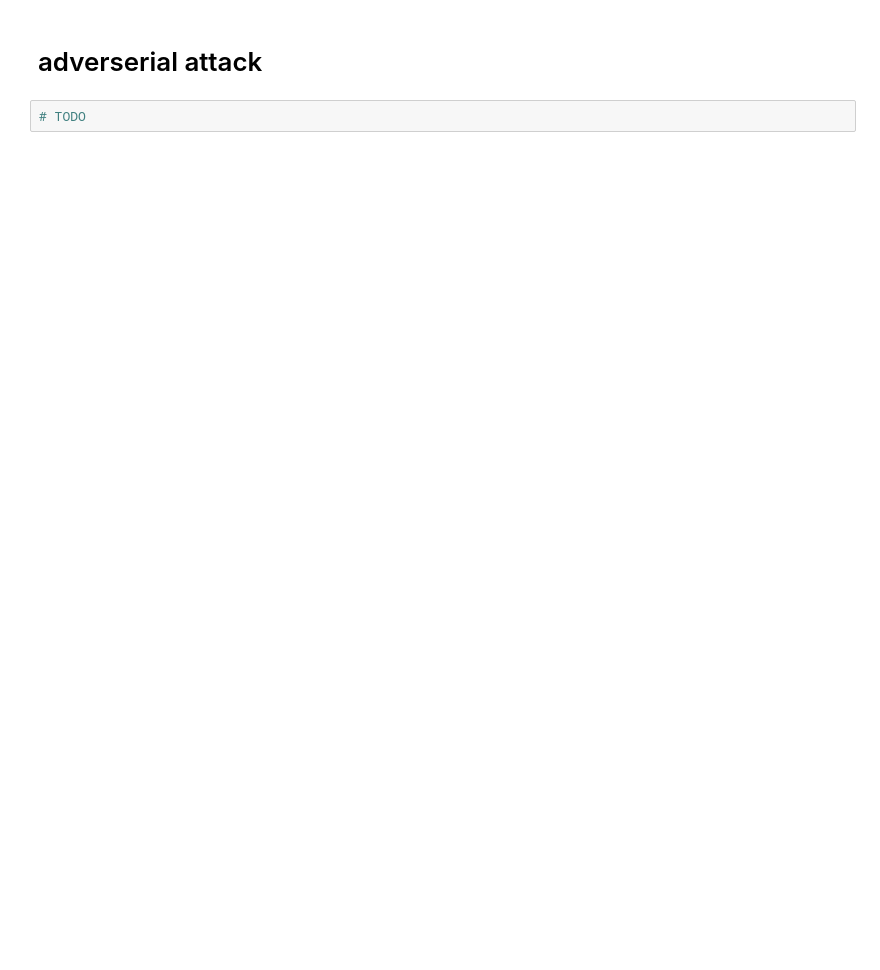
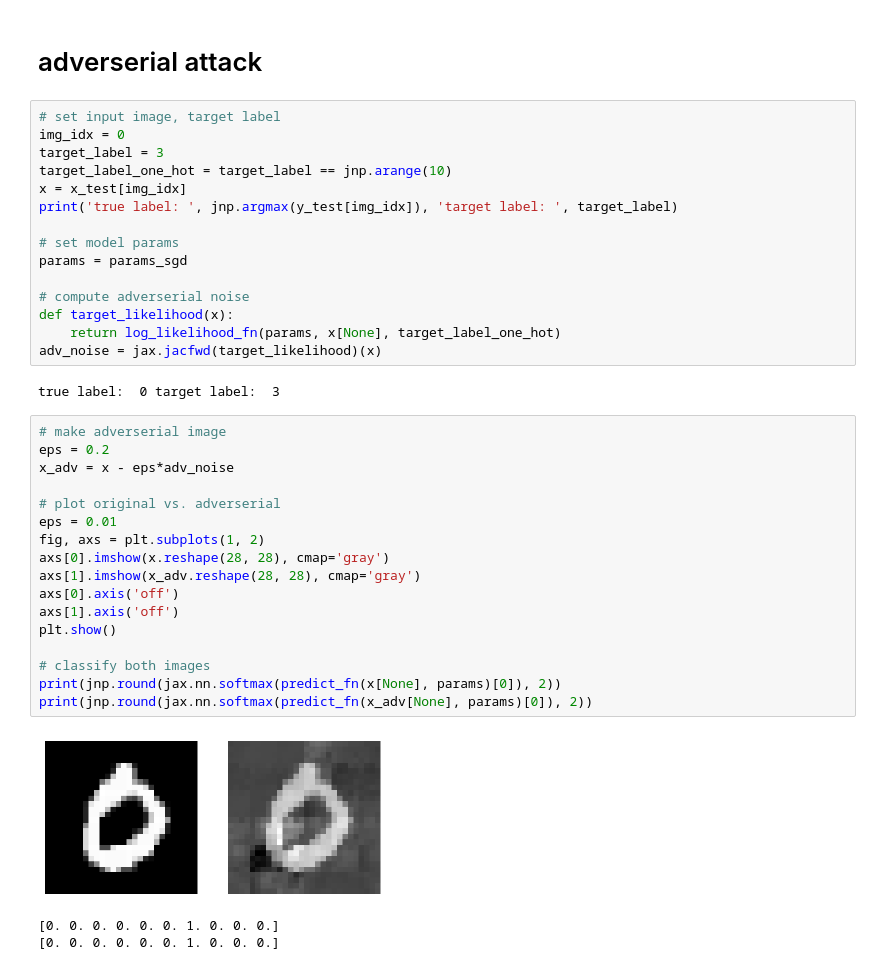
Before and after one commit to martin-marek/input-sensitivity, a Jupyter notebook: notebook.ipynb, the cells around one changed output. Drawn from its saved outputs; the diff is of its cells as text; blank space fills up the shorter version.

```diff
--- a/notebook.ipynb
+++ b/notebook.ipynb
@@ -210,4 +210,40 @@ print(accuracy_chain(chain_hmc[-1:], x_test, y_test))
 # %% [markdown]
 # adverserial attack
-# %%
-# TODO
+# %%
+# set input image, target label
+img_idx = 0
+target_label = 3
+target_label_one_hot = target_label == jnp.arange(10)
+x = x_test[img_idx]
+print('true label: ', jnp.argmax(y_test[img_idx]), 'target label: ', target_label)
+
+# set model params
+params = params_sgd
+
+# compute adverserial noise
+def target_likelihood(x):
+    return log_likelihood_fn(params, x[None], target_label_one_hot)
+adv_noise = jax.jacfwd(target_likelihood)(x)
+# %% [output]
+true label:  0 target label:  3
+# %%
+# make adverserial image
+eps = 0.2
+x_adv = x - eps*adv_noise
+
+# plot original vs. adverserial
+eps = 0.01
+fig, axs = plt.subplots(1, 2)
+axs[0].imshow(x.reshape(28, 28), cmap='gray')
+axs[1].imshow(x_adv.reshape(28, 28), cmap='gray')
+axs[0].axis('off')
+axs[1].axis('off')
+plt.show()
+
+# classify both images
+print(jnp.round(jax.nn.softmax(predict_fn(x[None], params)[0]), 2))
+print(jnp.round(jax.nn.softmax(predict_fn(x_adv[None], params)[0]), 2))
+# %% [output]
+[figure, added]
+[0. 0. 0. 0. 0. 0. 1. 0. 0. 0.]
+[0. 0. 0. 0. 0. 0. 1. 0. 0. 0.]
```
Also changed, not shown: parts of 6 cells of this notebook, 1 other file.
